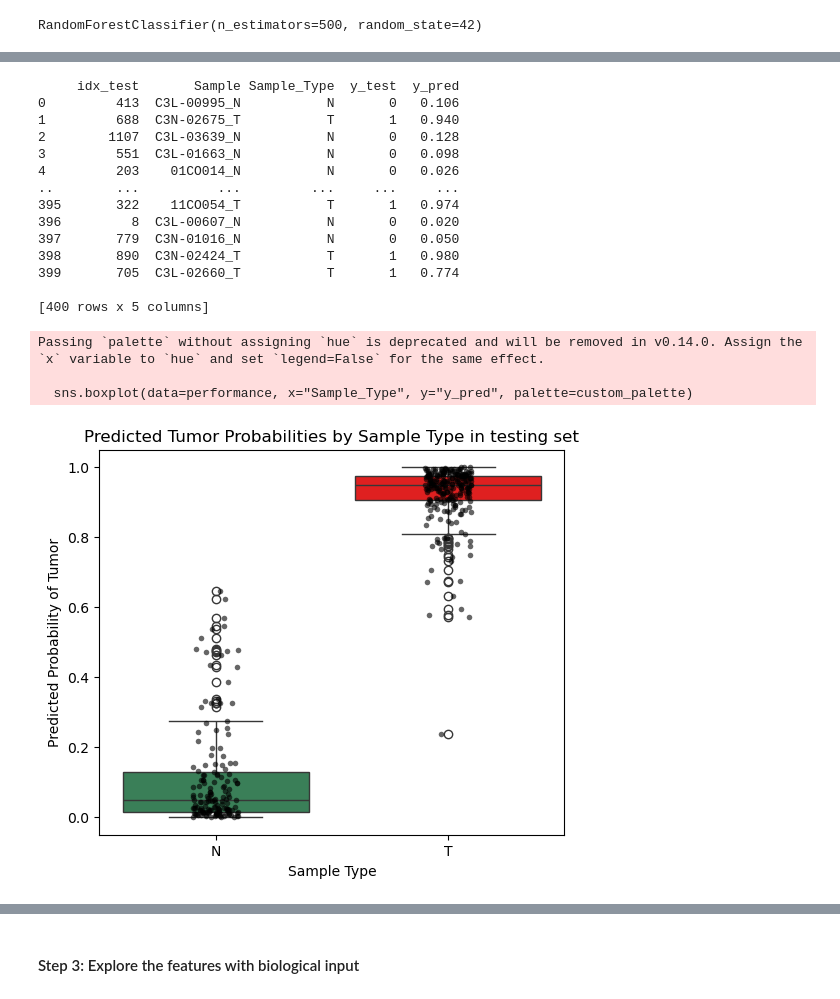
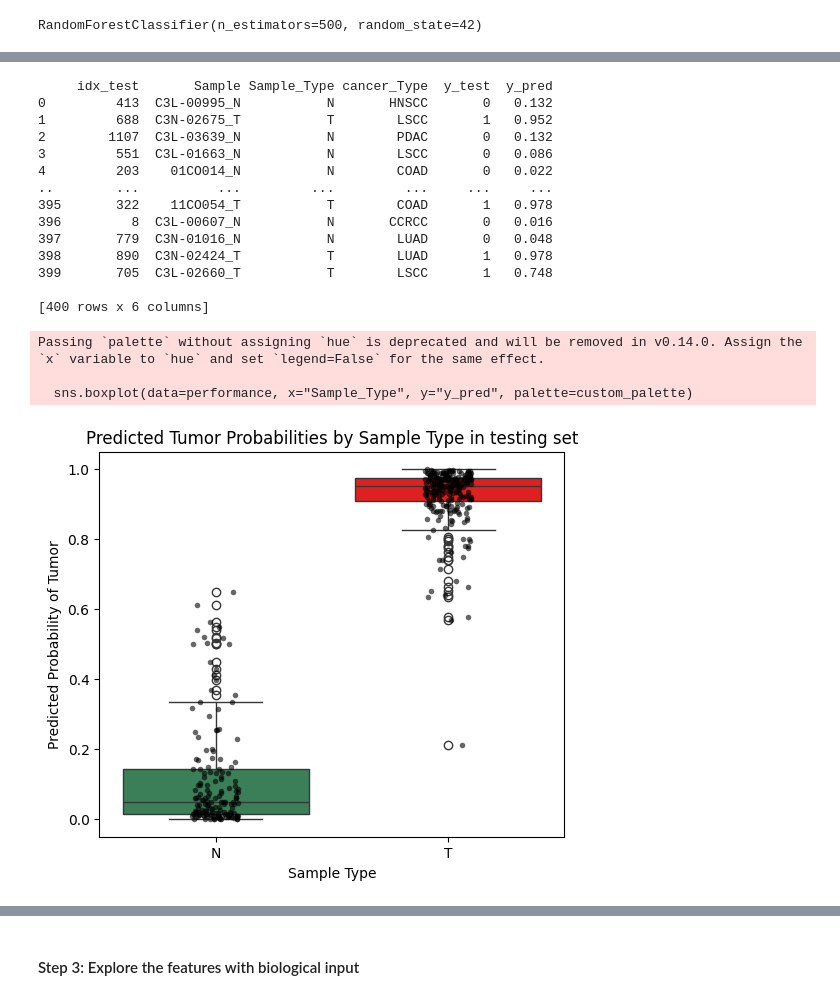
Before and after one commit to wendy27zhang/MultiOmics_cancer_landscape, a Jupyter notebook: notebooks/analysis_combined.ipynb, the cells around one changed output, grey strips where cells are left out. Drawn from its saved outputs; the diff is of its cells as text; code cells hidden in the pictures.

```diff
--- a/notebooks/analysis_combined.ipynb
+++ b/notebooks/analysis_combined.ipynb
@@ -181,14 +205,14 @@ merged_adata.var
 ### Main ML workflow
 
 # Load data
-#object_file = f"../../MultiOmics_cancer_landscape_data/{cancer_type}/Object/{cancer_type}_{omic_type}.h5ad"
-#adata = ad.read_h5ad(object_file)
-adata = merged_adata.copy()
+object_file = f"../../MultiOmics_cancer_landscape_data/combined_cancer_types.h5ad"
+adata = ad.read_h5ad(object_file)
 
 X = adata.X
 y_ori = adata.obs["SampleType"].values
 #samples = adata.obs["Sample"].values  # sample names or IDs
-samples_type = adata.obs["SampleType"].values
+sample_types = adata.obs["SampleType"].values
+cancer_types = adata.obs["CancerType"].values
 samples = adata.obs.index
 
 # Encode labels
@@ -252,51 +280,52 @@ plt.show()
 performance = pd.DataFrame({
     "idx_test": idx_test,
     "Sample": samples[idx_test],   # sample names
-    "Sample_Type": samples_type[idx_test],
+    "Sample_Type": sample_types[idx_test],
+    "cancer_Type": cancer_types[idx_test],
     "y_test": y_test,
     "y_pred": y_proba
 })
 
 print(performance)
 
 performance_sort = performance.sort_values("y_pred").reset_index(drop=True)
 
 #pd.set_option("display.max_rows", None)
 #print(performance_sort)
 
 ### Boxplot on the prediction score in testing set
 custom_palette = {"N": "seagreen", "T": "red"}
 
 plt.figure(figsize=(6,5))
 sns.boxplot(data=performance, x="Sample_Type", y="y_pred", palette=custom_palette)
 sns.stripplot(data=performance, x="Sample_Type", y="y_pred", color="black", size=4, jitter=True, alpha=0.6)
 plt.ylabel("Predicted Probability of Tumor")
 plt.xlabel("Sample Type")
 plt.title("Predicted Tumor Probabilities by Sample Type in testing set")
 
 # Save to PDF
-pdf_file = f"../results/figures/{cancer_type}_{omic_type}_Proba_in_testing_set.pdf"
-plt.savefig(pdf_file, format="pdf", bbox_inches="tight")
+#pdf_file = f"../results/figures/{cancer_type}_{omic_type}_Proba_in_testing_set.pdf"
+#plt.savefig(pdf_file, format="pdf", bbox_inches="tight")
 
 plt.show()
 # %% [output]
-     idx_test       Sample Sample_Type  y_test  y_pred
-0         413  C3L-00995_N           N       0   0.106
-1         688  C3N-02675_T           T       1   0.940
-2        1107  C3L-03639_N           N       0   0.128
-3         551  C3L-01663_N           N       0   0.098
-4         203    01CO014_N           N       0   0.026
-..        ...          ...         ...     ...     ...
-395       322    11CO054_T           T       1   0.974
-396         8  C3L-00607_N           N       0   0.020
-397       779  C3N-01016_N           N       0   0.050
-398       890  C3N-02424_T           T       1   0.980
-399       705  C3L-02660_T           T       1   0.774
+     idx_test       Sample Sample_Type cancer_Type  y_test  y_pred
+0         413  C3L-00995_N           N       HNSCC       0   0.132
+1         688  C3N-02675_T           T        LSCC       1   0.952
+2        1107  C3L-03639_N           N        PDAC       0   0.132
+3         551  C3L-01663_N           N        LSCC       0   0.086
+4         203    01CO014_N           N        COAD       0   0.022
+..        ...          ...         ...         ...     ...     ...
+395       322    11CO054_T           T        COAD       1   0.978
+396         8  C3L-00607_N           N       CCRCC       0   0.016
+397       779  C3N-01016_N           N        LUAD       0   0.048
+398       890  C3N-02424_T           T        LUAD       1   0.978
+399       705  C3L-02660_T           T        LSCC       1   0.748
 
-[400 rows x 5 columns]
+[400 rows x 6 columns]
 Passing `palette` without assigning `hue` is deprecated and will be removed in v0.14.0. Assign the `x` variable to `hue` and set `legend=False` for the same effect.
 
   sns.boxplot(data=performance, x="Sample_Type", y="y_pred", palette=custom_palette)
-[figure, old version]
+[figure, new version]
 # %%
 feature_importance_sort = adata_train.var.sort_values(by="feature_importance", ascending=False)
```
Also changed, not shown: parts of 21 cells of this notebook, 4 other files.
